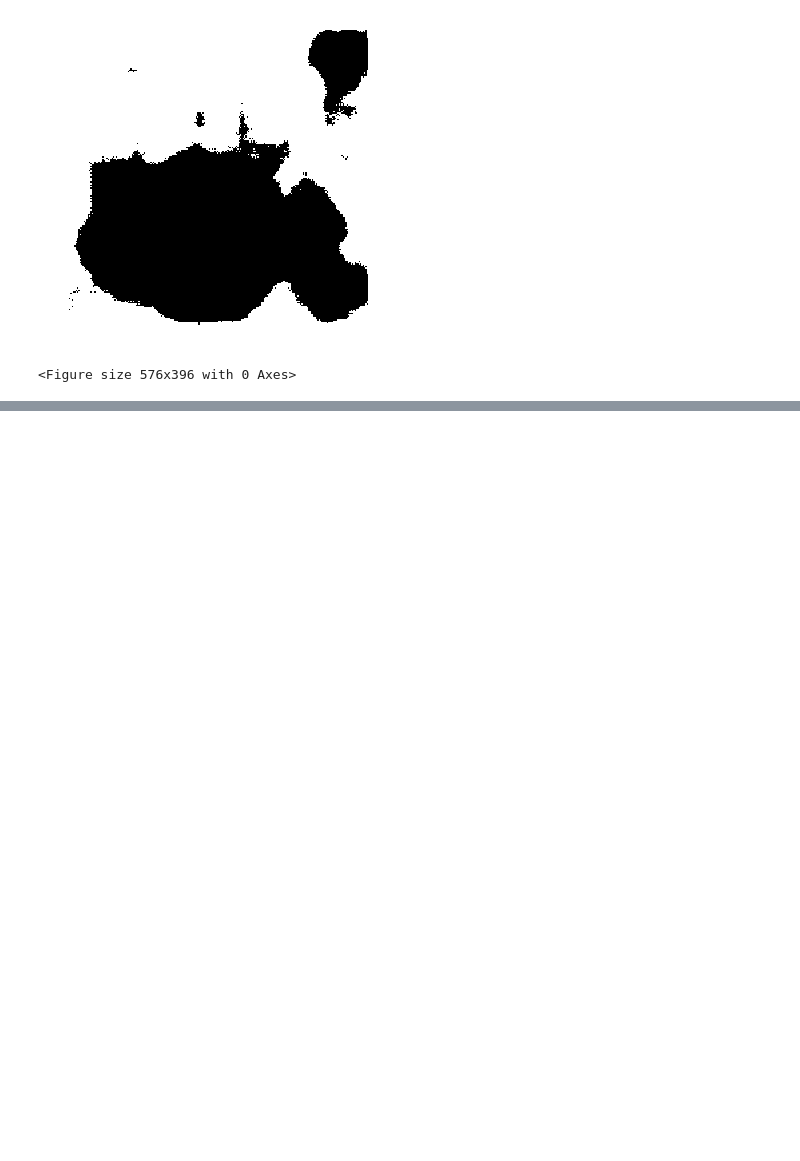
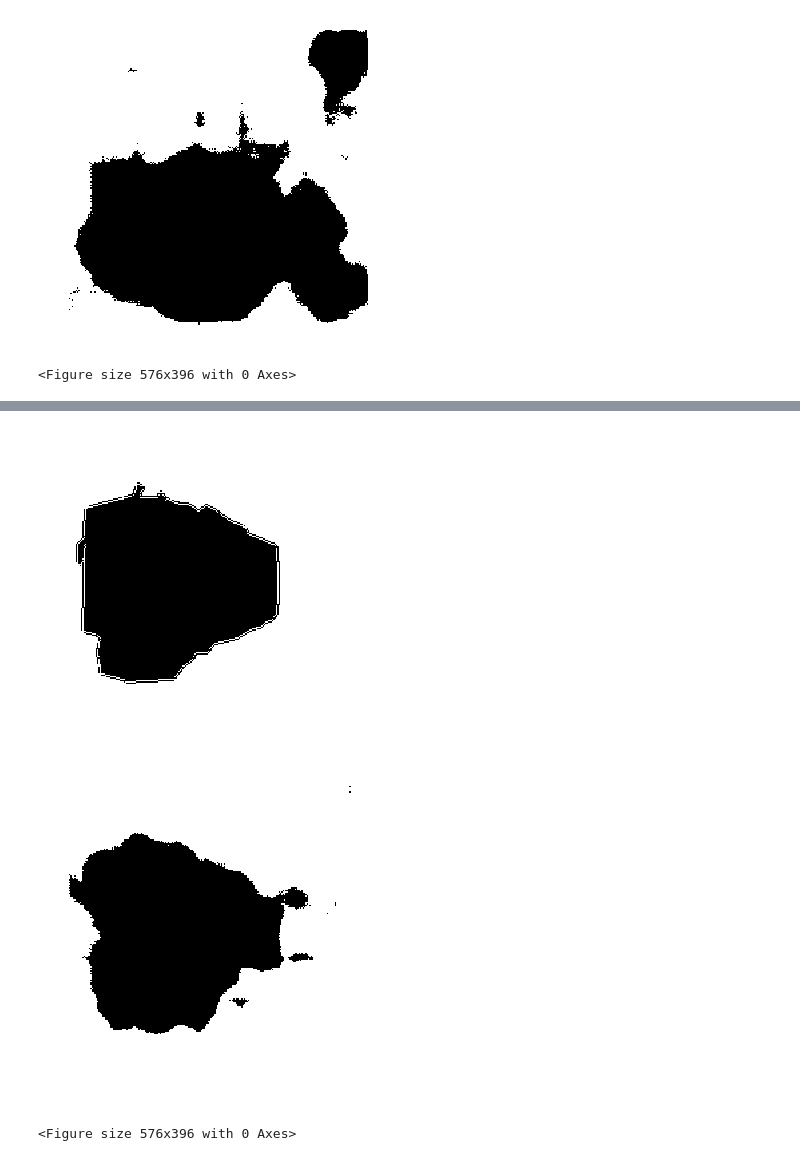
Before and after one commit to MNRKhan/aps360-project, a Jupyter notebook: trained/model_connected_vgg_19/train_vgg19.ipynb, the cells around one changed output, grey strips where cells are left out. Cells and saved outputs as stored; diff of their text form; code cells hidden in the pictures; blank space fills up the shorter version.

Commit message:
Updated with example of how to use "saving_pretrain.py"

```diff
--- a/trained/model_connected_vgg_19/train_vgg19.ipynb
+++ b/trained/model_connected_vgg_19/train_vgg19.ipynb
@@ -142,0 +160,19 @@ Clipping input data to the valid range for imshow with RGB data ([0..1] for floa
+# %%
+#given a model with pretrained and decoder states
+#update the decoder ones with the dc_state dictionary
+def update_dc_state(model_state, dc_state):
+
+    for name, param in dc_state.items():
+        model_state[name] = param
+    return model_state
+# %%
+#given model
+#and dc states
+#updates only the dc states (not pretrained)
+def load_state_from_dc(model, dc_path):
+    dc_state = torch.load(dc_path)
+    new_model_dict = update_dc_state(model.state_dict(), dc_state)
+
+    model.load_state_dict(new_model_dict)
+
+    return model
@@ -142,0 +193,15 @@ Clipping input data to the valid range for imshow with RGB data ([0..1] for floa
+# %%
+path = "vgg19_model_lr=0.001_bs=64epoch=47_dc"
+net_ = load_state_from_dc(net_, path)
+# %%
+
+img, target = valid_data[0]
+target = target.squeeze(0).detach().numpy()
+out = torch.sigmoid(net_(img.unsqueeze(0)))
+out = thresholdProbMask(out.squeeze(0).squeeze(0).detach()).numpy()
+imshow(target)
+imshow(out)
+# %% [output]
+[figure, added]
+[figure, added]
+<Figure size 576x396 with 0 Axes>
```
Also changed, not shown: parts of 7 cells of this notebook.
